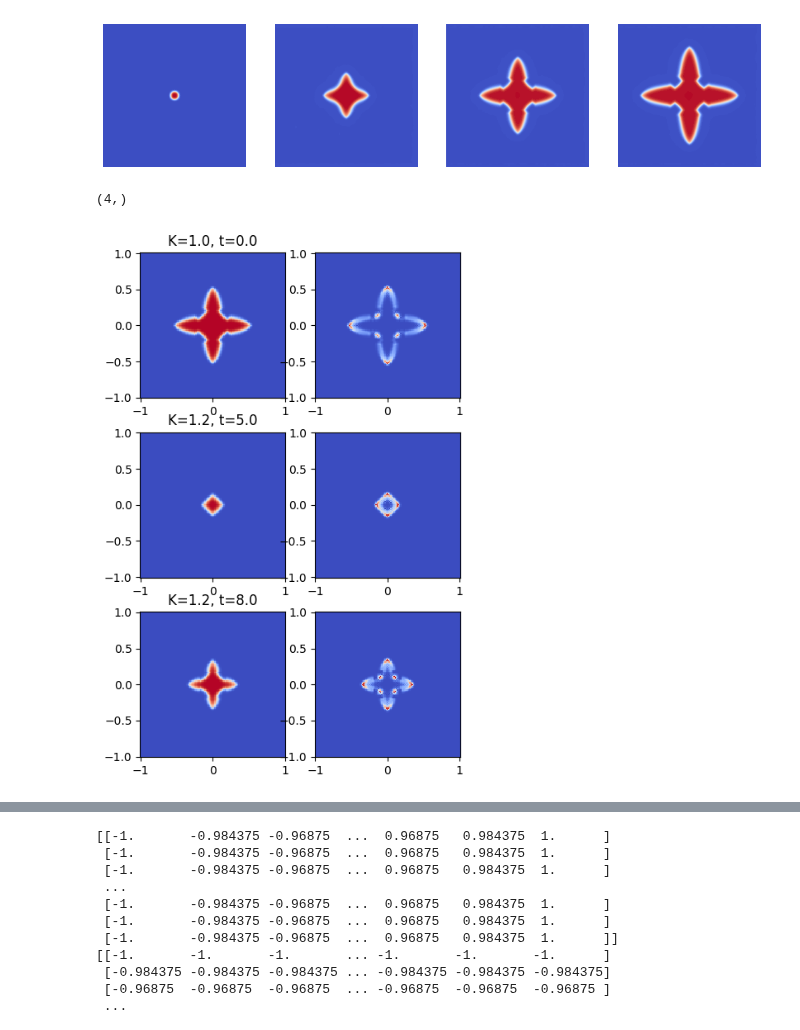
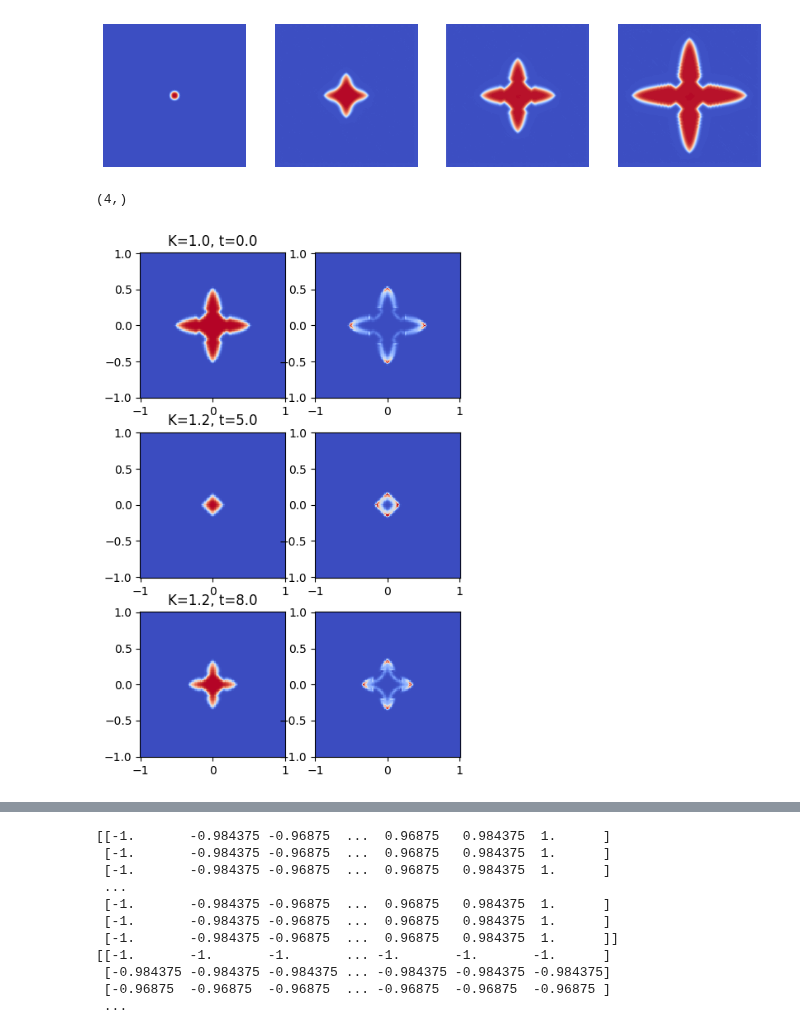
Before and after one commit to NanxiiChen/PF-PINO, a Jupyter notebook: solidification/make_dataset.ipynb, the cells around one changed output, grey strips where cells are left out. Drawn from its saved outputs; the diff is of its cells as text; code cells hidden in the pictures.

```diff
--- a/solidification/make_dataset.ipynb
+++ b/solidification/make_dataset.ipynb
@@ -4,20 +4,20 @@ import matplotlib.pyplot as plt
 # %%
 solutions = np.load("./data/train_valid/solutions_grid.npy")[1, :, 0, ...]
 mesh = np.load("./data/train_valid/mesh_grid_coords.npy")
 mesh = np.transpose(mesh, (2, 0, 1))
 meshx = mesh[0, :, :]
 meshy = mesh[1, :, :]
-tics = [0, 60, 120, 160]
+tics = [0, 60, 120, 200]
 
 fig, axes = plt.subplots(1, len(tics), figsize=(12, 3))
 axes = axes.flatten()
 for i, tic in enumerate(tics):
     ax = axes[i]
     ax.contourf(meshx, meshy, solutions[tic, :, :], levels=100, cmap='coolwarm')
     ax.set_aspect('equal')
     ax.set_axis_off()
 # %% [output]
-[figure, old version]
+[figure, new version]
 # %%
 from configs.train_debug import Configs
 configs = Configs()
@@ -77,7 +77,7 @@ for idx, t in enumerate(ts):
     im = ax.pcolormesh(meshx, meshy, diff, cmap="coolwarm")
     ax.set_aspect('equal')
 # %% [output]
-[figure, old version]
+[figure, new version]
 # %%
 # solutions[0, 100, 1, :, :].min(), solutions[0, 100, 1, :, :].max()
 np.max(solutions[0, :, 1, :, :], axis=(1,2))
```
Also changed, not shown: parts of 2 cells of this notebook, 4 other files.
